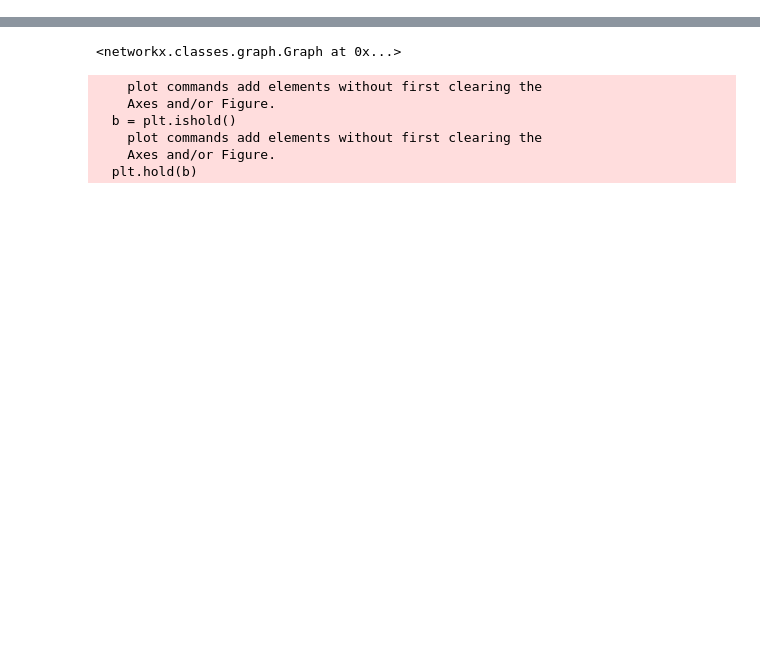
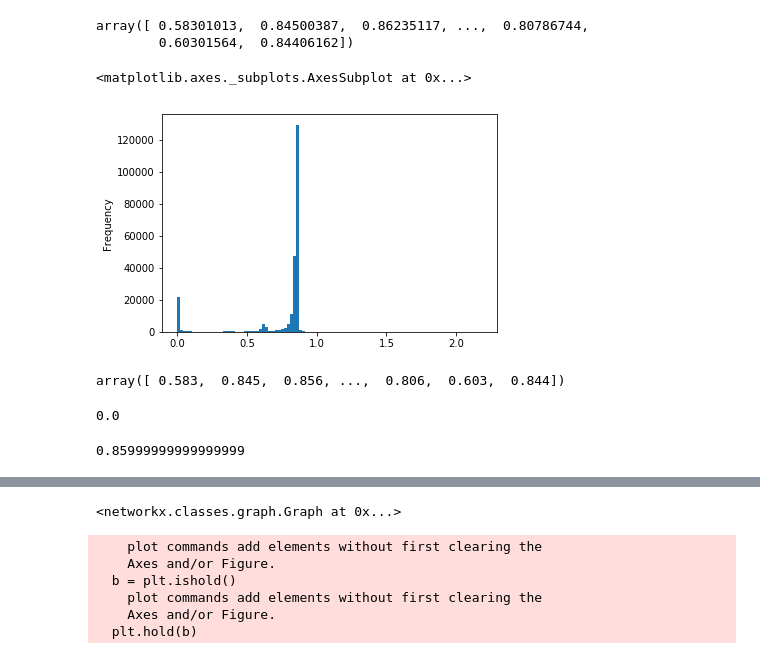
Before and after one commit to fraenkel-lab/OmicsIntegrator2, a Jupyter notebook: src/testing.ipynb, the cells around one changed output, grey strips where cells are left out. Drawn from its saved outputs; the diff is of its cells as text; code cells hidden in the pictures; blank space fills up the shorter version.

```diff
--- a/src/testing.ipynb
+++ b/src/testing.ipynb
@@ -13,0 +21,22 @@ prizes, terminals = graph.prepare_prizes(prize_file)
+# %%
+graph.costs
+# %% [output]
+array([ 0.58301013,  0.84500387,  0.86235117, ...,  0.80786744,
+        0.60301564,  0.84406162])
+# %%
+pd.Series(graph.costs).plot.hist(bins=100)
+# %% [output]
+<matplotlib.axes._subplots.AxesSubplot at 0x...>
+[figure, added]
+# %%
+graph.costs
+# %% [output]
+array([ 0.583,  0.845,  0.856, ...,  0.806,  0.603,  0.844])
+# %%
+graph.costs.min()
+# %% [output]
+0.0
+# %%
+graph.costs.max()
+# %% [output]
+0.85999999999999999
```
Also changed, not shown: parts of 7 cells of this notebook, 5 other files.
